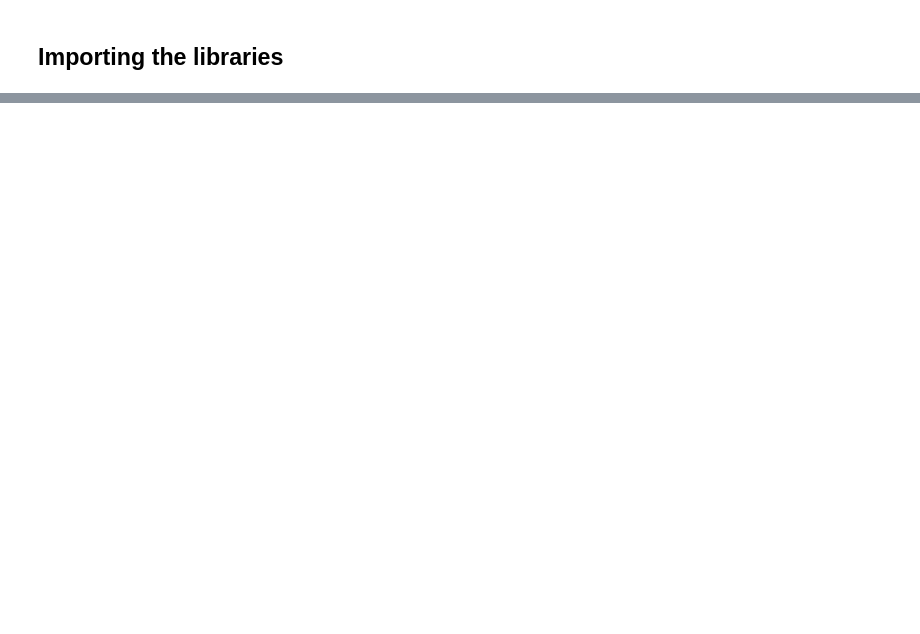
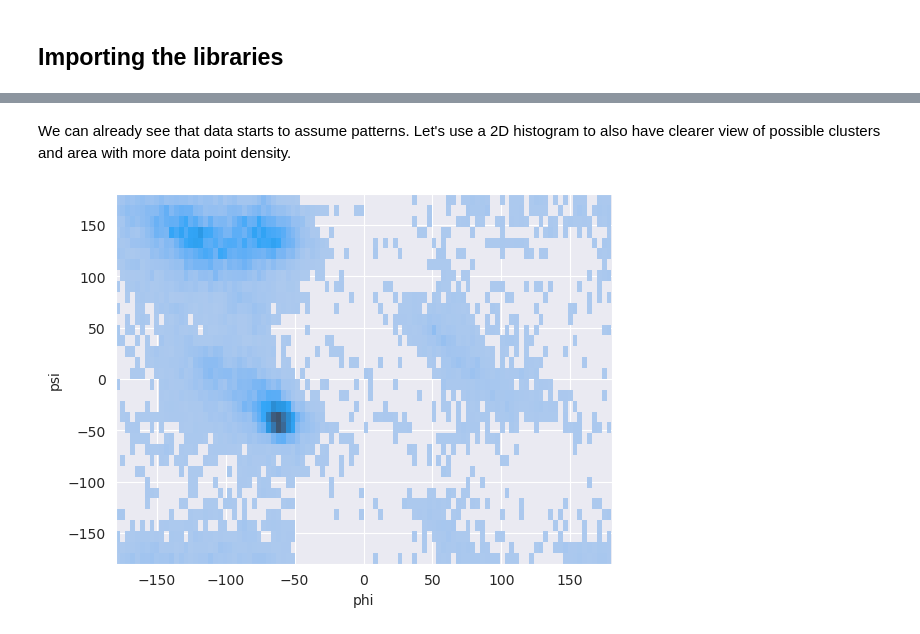
Before and after one commit to lucamodica/introduction-to-data-science-and-ai--chalmers, a Jupyter notebook: assignments/3-clustering/DAT565-assignment-3.ipynb, the cells around one changed output, grey strips where cells are left out. Cells and saved outputs as stored; diff of their text form; code cells hidden in the pictures; blank space fills up the shorter version.

```diff
--- a/assignments/3-clustering/DAT565-assignment-3.ipynb
+++ b/assignments/3-clustering/DAT565-assignment-3.ipynb
@@ -26,0 +37,2 @@ sns.set_style('darkgrid')
+# %%
+df = pd.read_csv('../datasets/protein-angle-dataset.csv')
@@ -26,0 +75,4 @@ sns.set_style('darkgrid')
+# %%
+def limit_axes_to_angles():
+    plt.xlim(-180, 180)
+    plt.ylim(-180, 180)
@@ -26,0 +84,7 @@ sns.set_style('darkgrid')
+# %% [markdown]
+We can already see that data starts to assume patterns. Let's use a 2D histogram to also have clearer view of possible clusters and area with more data point density.
+# %%
+sns.histplot(df, x='phi', y='psi')
+limit_axes_to_angles()
+# %% [output]
+[figure, added]
```
Also changed, not shown: parts of 59 cells of this notebook, 4 other files.
